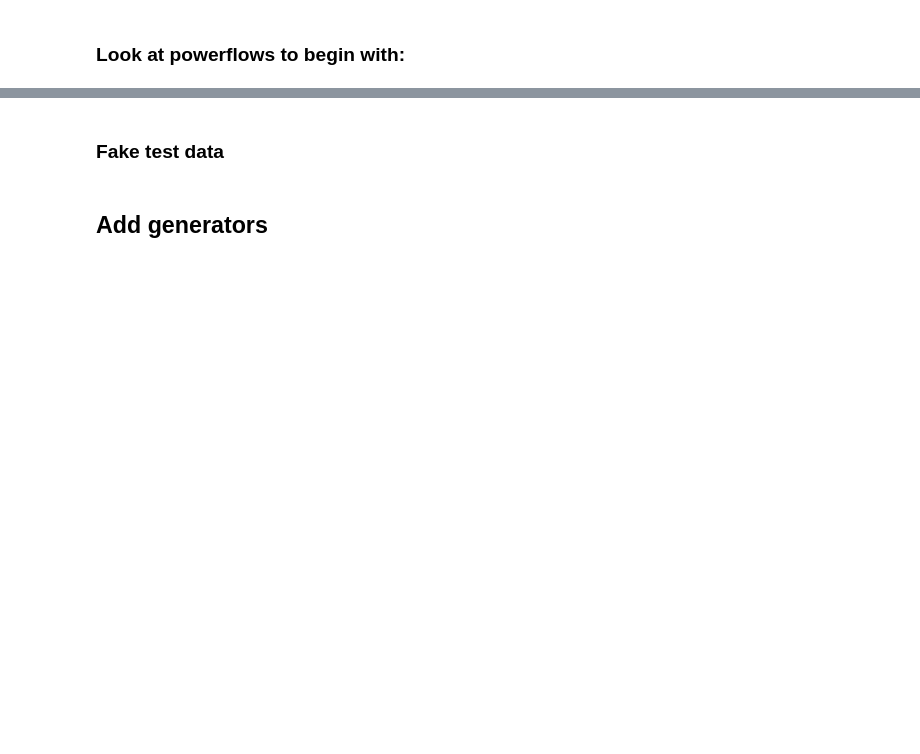
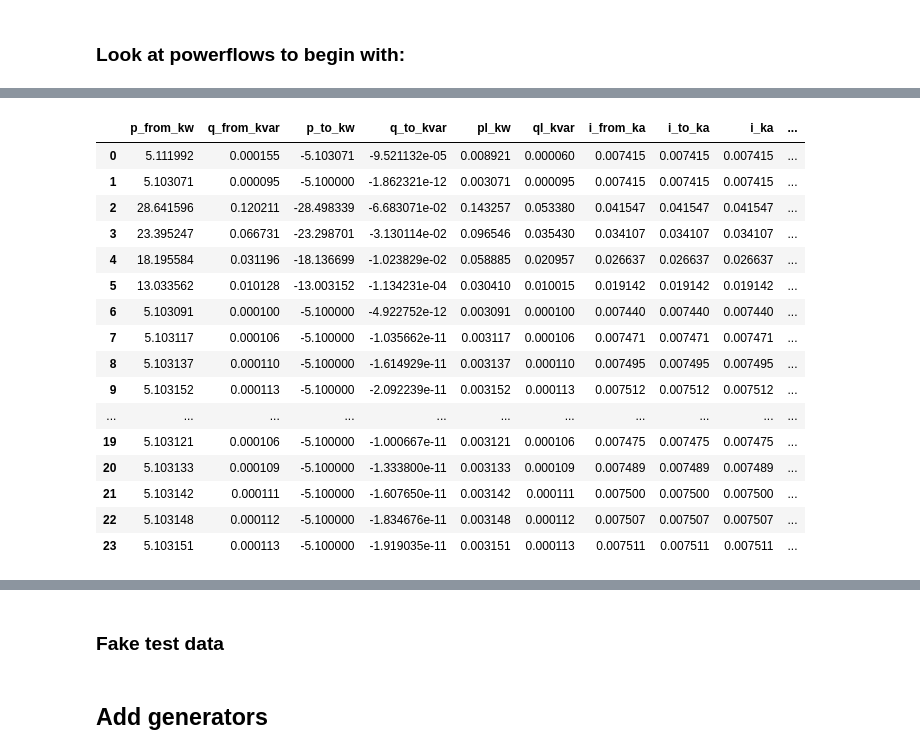
Before and after one commit to bmeyers/VirtualMicrogridSegmentation, a Jupyter notebook: Interacting with pp_network.ipynb, the cells around one changed output, grey strips where cells are left out. Saved outputs shown, nothing was run; the diff lists cells and outputs as text; code cells hidden in the pictures; blank space fills up the shorter version.

```diff
--- a/Interacting with pp_network.ipynb
+++ b/Interacting with pp_network.ipynb
@@ -61 +20,3 @@ network_model = pp_network.net_model('case14', zero_out_gens = True, zero_out_sh
+# %%
+network_model = NetModel(network_name='rural_1', zero_out_gen_shunt_storage=True)
 # %%
@@ -100,0 +39,2 @@ net.line
+# %%
+network_model.run_powerflow()
@@ -101,2 +61,20 @@ net.line
 # %%
-# net.res_line
+network_model.net.res_line
+# %% [output]
+|  | p_from_kw | q_from_kvar | p_to_kw | q_to_kvar | pl_kw | ql_kvar | i_from_ka | i_to_ka | i_ka | ... |
+| 0 | 5.111992 | 0.000155 | -5.103071 | -9.521132e-05 | 0.008921 | 0.000060 | 0.007415 | 0.007415 | 0.007415 | ... |
+| 1 | 5.103071 | 0.000095 | -5.100000 | -1.862321e-12 | 0.003071 | 0.000095 | 0.007415 | 0.007415 | 0.007415 | ... |
+| 2 | 28.641596 | 0.120211 | -28.498339 | -6.683071e-02 | 0.143257 | 0.053380 | 0.041547 | 0.041547 | 0.041547 | ... |
+| 3 | 23.395247 | 0.066731 | -23.298701 | -3.130114e-02 | 0.096546 | 0.035430 | 0.034107 | 0.034107 | 0.034107 | ... |
+| 4 | 18.195584 | 0.031196 | -18.136699 | -1.023829e-02 | 0.058885 | 0.020957 | 0.026637 | 0.026637 | 0.026637 | ... |
+| 5 | 13.033562 | 0.010128 | -13.003152 | -1.134231e-04 | 0.030410 | 0.010015 | 0.019142 | 0.019142 | 0.019142 | ... |
+| 6 | 5.103091 | 0.000100 | -5.100000 | -4.922752e-12 | 0.003091 | 0.000100 | 0.007440 | 0.007440 | 0.007440 | ... |
+| 7 | 5.103117 | 0.000106 | -5.100000 | -1.035662e-11 | 0.003117 | 0.000106 | 0.007471 | 0.007471 | 0.007471 | ... |
+| 8 | 5.103137 | 0.000110 | -5.100000 | -1.614929e-11 | 0.003137 | 0.000110 | 0.007495 | 0.007495 | 0.007495 | ... |
+| 9 | 5.103152 | 0.000113 | -5.100000 | -2.092239e-11 | 0.003152 | 0.000113 | 0.007512 | 0.007512 | 0.007512 | ... |
+| ... | ... | ... | ... | ... | ... | ... | ... | ... | ... | ... |
+| 19 | 5.103121 | 0.000106 | -5.100000 | -1.000667e-11 | 0.003121 | 0.000106 | 0.007475 | 0.007475 | 0.007475 | ... |
+| 20 | 5.103133 | 0.000109 | -5.100000 | -1.333800e-11 | 0.003133 | 0.000109 | 0.007489 | 0.007489 | 0.007489 | ... |
+| 21 | 5.103142 | 0.000111 | -5.100000 | -1.607650e-11 | 0.003142 | 0.000111 | 0.007500 | 0.007500 | 0.007500 | ... |
+| 22 | 5.103148 | 0.000112 | -5.100000 | -1.834676e-11 | 0.003148 | 0.000112 | 0.007507 | 0.007507 | 0.007507 | ... |
+| 23 | 5.103151 | 0.000113 | -5.100000 | -1.919035e-11 | 0.003151 | 0.000113 | 0.007511 | 0.007511 | 0.007511 | ... |
```
Also changed, not shown: parts of 43 cells of this notebook, 1 other file.
